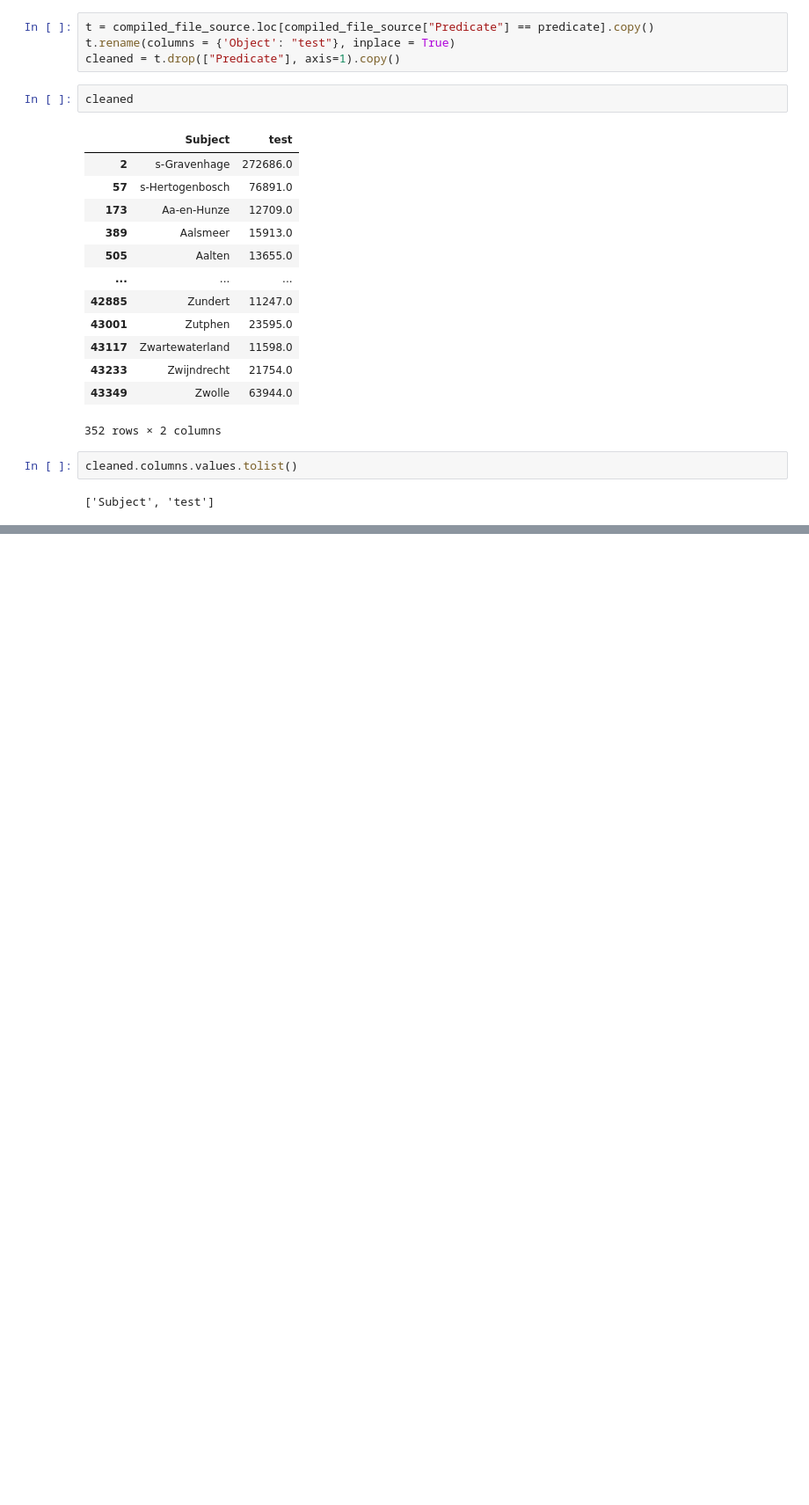
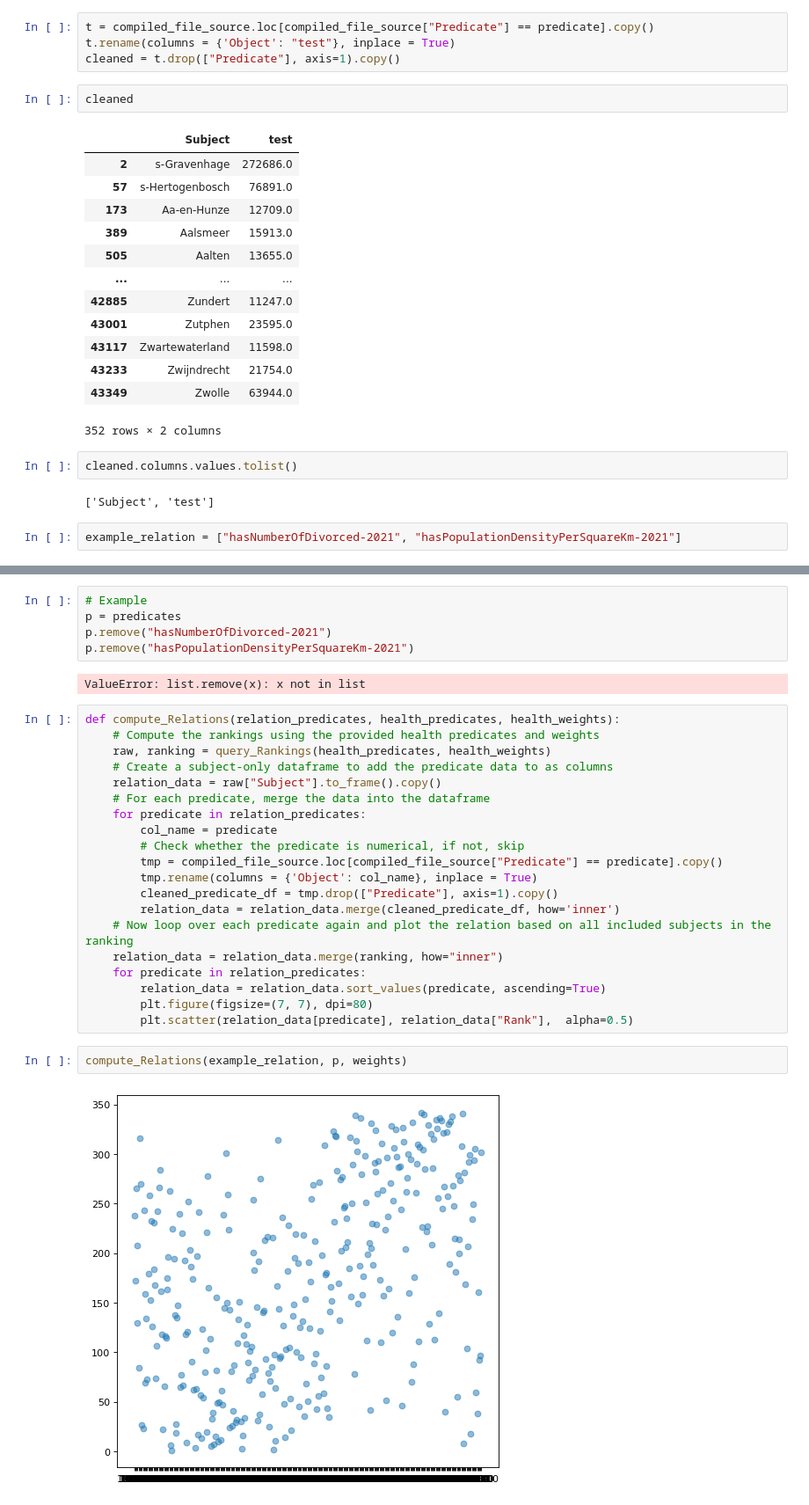
Before and after one commit to reikichan/2AMD20, a Jupyter notebook: Querying.ipynb, the cells around one changed output, grey strips where cells are left out. Shown: that part at 88% size. Drawn from its saved outputs; the diff is of its cells as text; blank space fills up the shorter version.

Commit message:
Add plotting of relation

```diff
--- a/Querying.ipynb
+++ b/Querying.ipynb
@@ -211,3 +213,5 @@ cleaned
 cleaned.columns.values.tolist()
 # %% [output]
 ['Subject', 'test']
+# %%
+example_relation = ["hasNumberOfDivorced-2021", "hasPopulationDensityPerSquareKm-2021"]
@@ -213,0 +238,31 @@ cleaned.columns.values.tolist()
+# %%
+# Example
+p = predicates
+p.remove("hasNumberOfDivorced-2021")
+p.remove("hasPopulationDensityPerSquareKm-2021")
+# %% [output]
+ValueError: list.remove(x): x not in list
+# %%
+def compute_Relations(relation_predicates, health_predicates, health_weights):
+    # Compute the rankings using the provided health predicates and weights
+    raw, ranking = query_Rankings(health_predicates, health_weights)
+    # Create a subject-only dataframe to add the predicate data to as columns
+    relation_data = raw["Subject"].to_frame().copy()
+    # For each predicate, merge the data into the dataframe
+    for predicate in relation_predicates:
+        col_name = predicate
+        # Check whether the predicate is numerical, if not, skip
+        tmp = compiled_file_source.loc[compiled_file_source["Predicate"] == predicate].copy()
+        tmp.rename(columns = {'Object': col_name}, inplace = True)
+        cleaned_predicate_df = tmp.drop(["Predicate"], axis=1).copy()
+        relation_data = relation_data.merge(cleaned_predicate_df, how='inner')
+    # Now loop over each predicate again and plot the relation based on all included subjects in the ranking
+    relation_data = relation_data.merge(ranking, how="inner")
+    for predicate in relation_predicates:
+        relation_data = relation_data.sort_values(predicate, ascending=True)
+        plt.figure(figsize=(7, 7), dpi=80)
+        plt.scatter(relation_data[predicate], relation_data["Rank"],  alpha=0.5)
+# %%
+compute_Relations(example_relation, p, weights)
+# %% [output]
+[figure, added]
```
Also changed, not shown: parts of 4 cells of this notebook, 1 other file.
